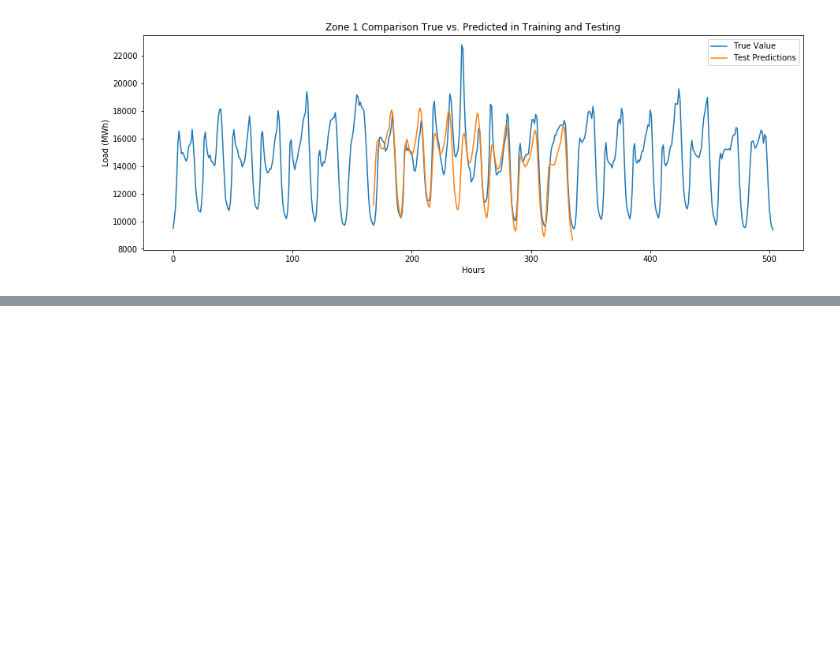
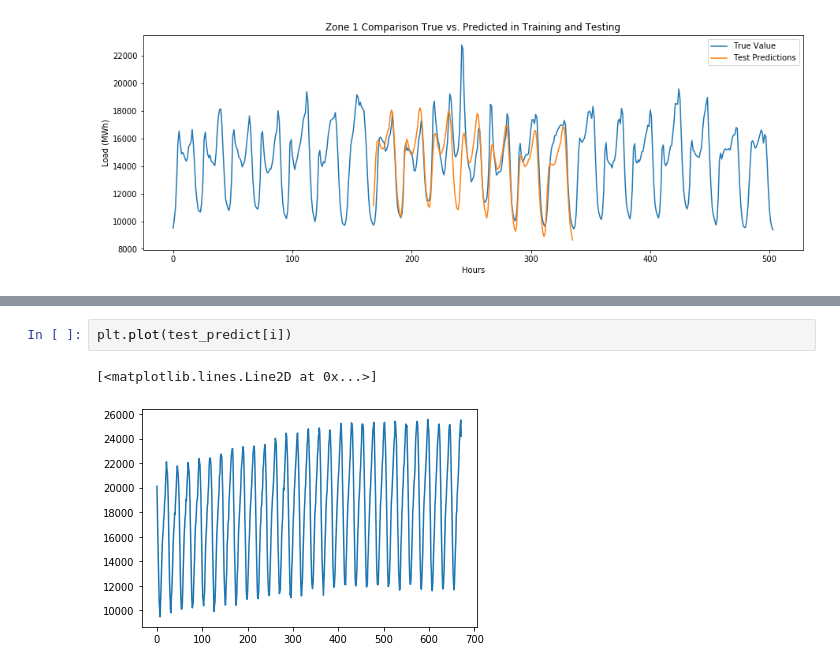
Before and after one commit to Pedromacedo41/MAP573, a Jupyter notebook: src/Raphael/LSTM-Bidirectional.ipynb, the cells around one changed output, grey strips where cells are left out. Cells and saved outputs as stored; diff of their text form; blank space fills up the shorter version.

```diff
--- a/src/Raphael/LSTM-Bidirectional.ipynb
+++ b/src/Raphael/LSTM-Bidirectional.ipynb
@@ -271,0 +296,5 @@ if not os.path.exists(path):
+# %%
+plt.plot(test_predict[i])
+# %% [output]
+[<matplotlib.lines.Line2D at 0x...>]
+[figure, added]
```
Also changed, not shown: parts of 17 cells of this notebook, 7 other files.
